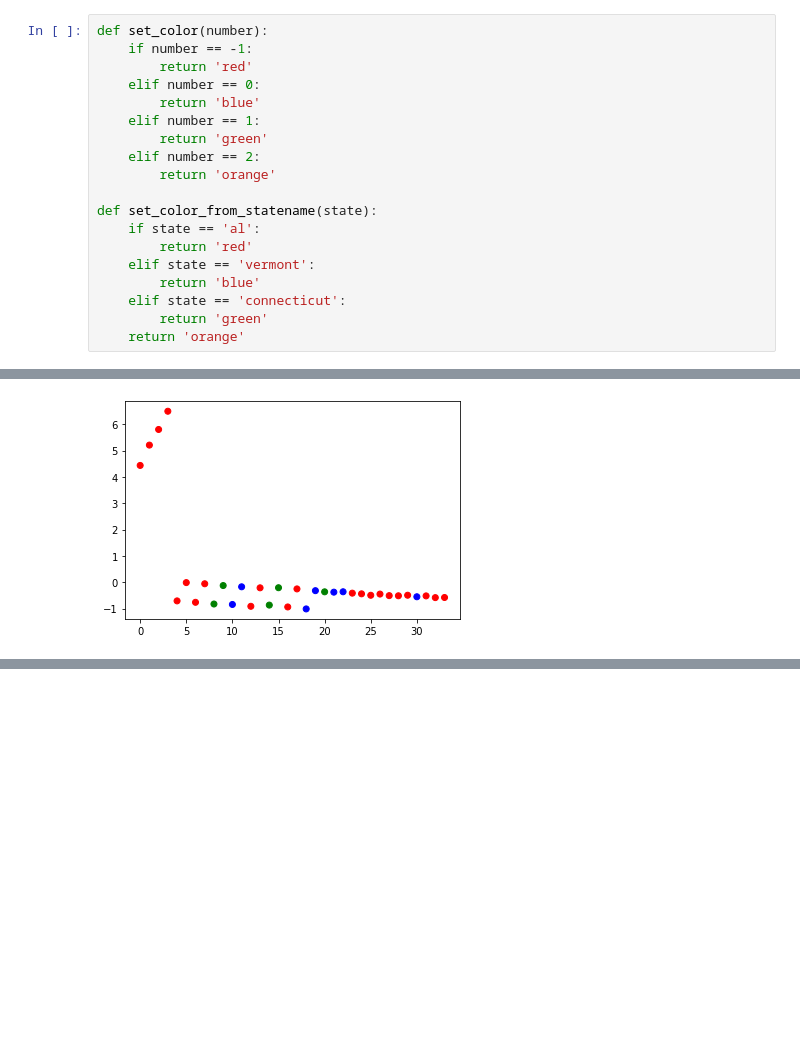
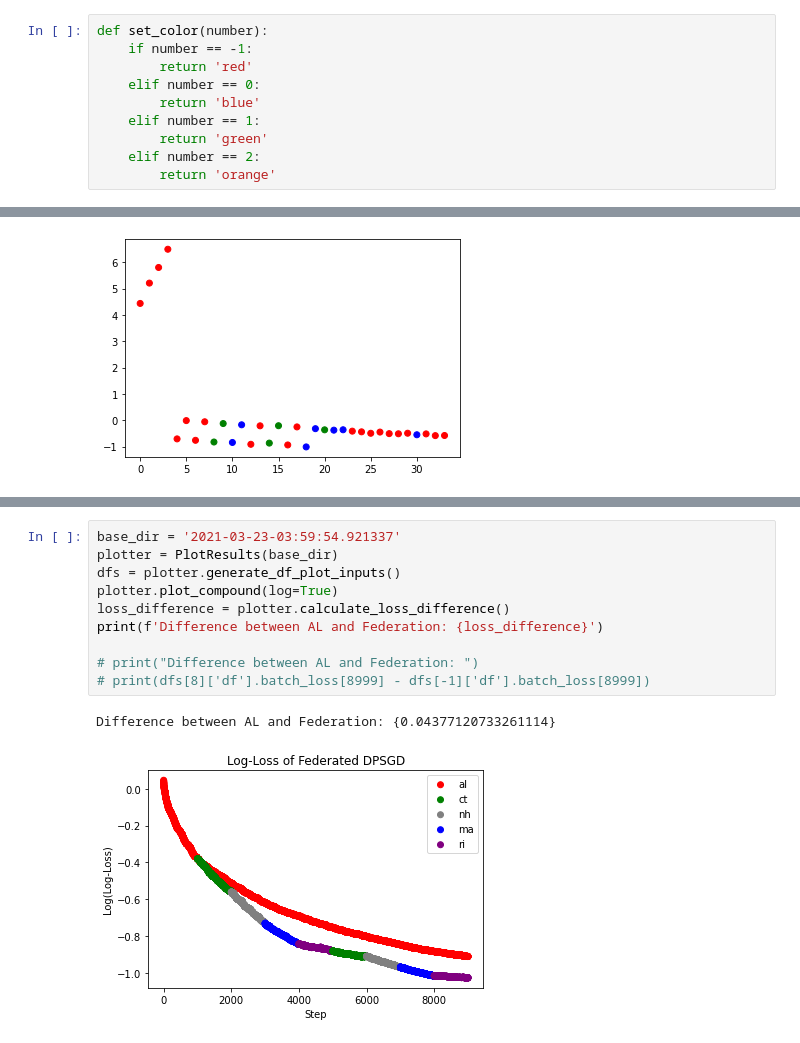
Before and after one commit to opendp/smartnoise-core-python, a Jupyter notebook: scripts/plots.ipynb, the cells around one changed output, grey strips where cells are left out. Saved outputs shown, nothing was run; the diff lists cells and outputs as text; blank space fills up the shorter version.

Commit message:
Using different combinations of states

```diff
--- a/scripts/plots.ipynb
+++ b/scripts/plots.ipynb
@@ -14,15 +13,6 @@ def set_color(number):
         return 'green'
     elif number == 2:
         return 'orange'
-
-def set_color_from_statename(state):
-    if state == 'al':
-        return 'red'
-    elif state == 'vermont':
-        return 'blue'
-    elif state == 'connecticut':
-        return 'green'
-    return 'orange'
 # %%
 df = pd.read_csv('alabama.csv')
 df.columns = ['index', 'a','b','c','d','e','f','g','h']
@@ -264,0 +282,13 @@ df.shape
+# %%
+base_dir = '2021-03-23-03:59:54.921337'
+plotter = PlotResults(base_dir)
+dfs = plotter.generate_df_plot_inputs()
+plotter.plot_compound(log=True)
+loss_difference = plotter.calculate_loss_difference()
+print(f'Difference between AL and Federation: {loss_difference}')
+
+# print("Difference between AL and Federation: ")
+# print(dfs[8]['df'].batch_loss[8999] - dfs[-1]['df'].batch_loss[8999])
+# %% [output]
+Difference between AL and Federation: {0.04377120733261114}
+[figure, added]
```
Also changed, not shown: parts of 7 cells of this notebook, 2 other files.
